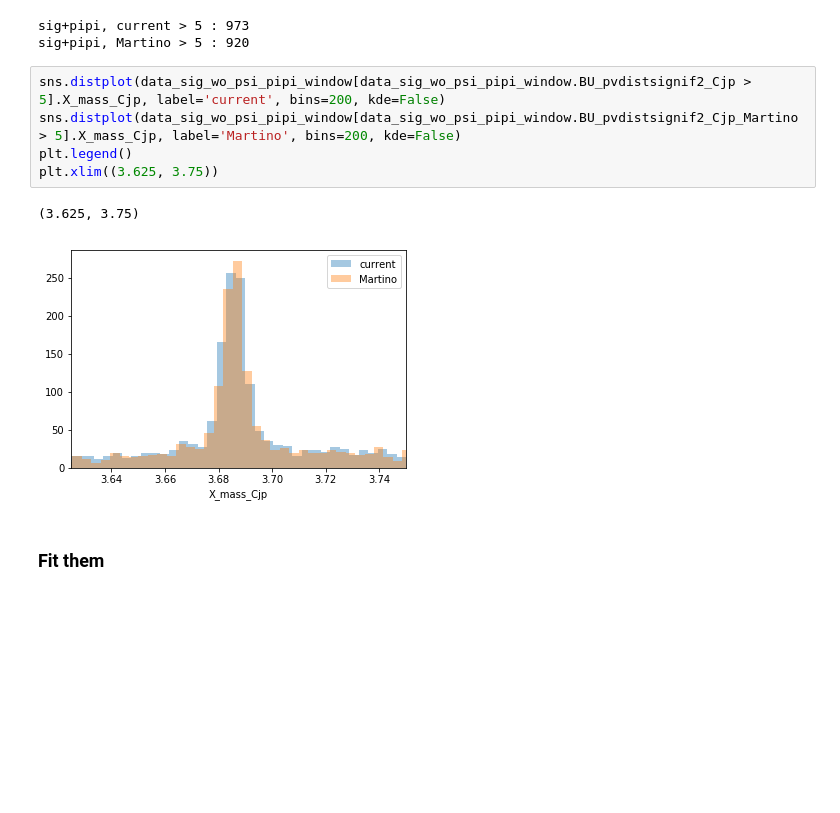
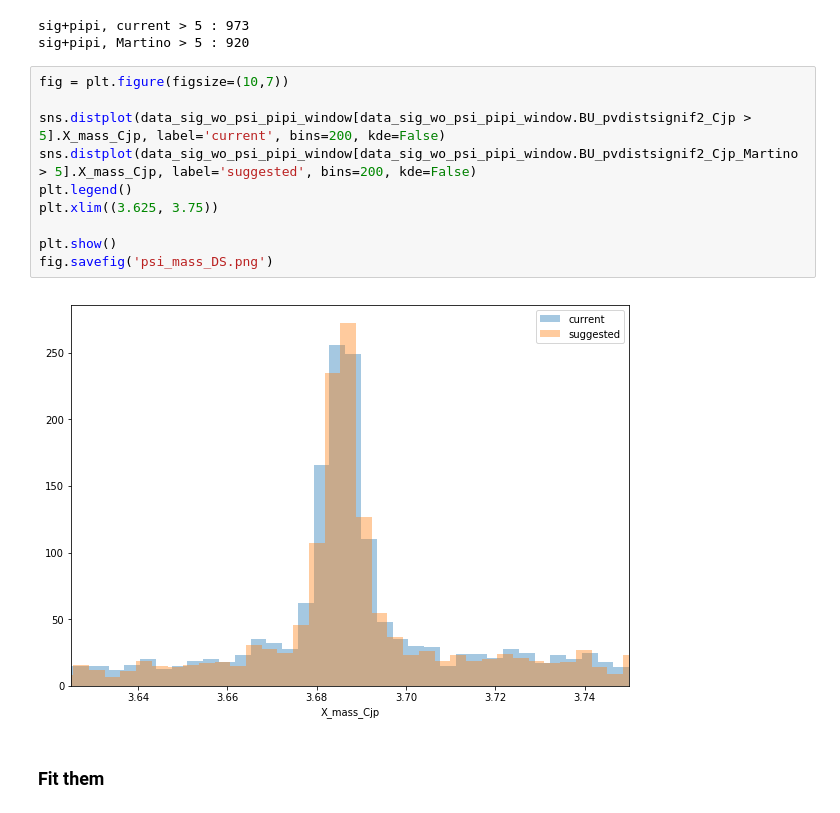
Before and after one commit to ofivite/Bs_resonances, a Jupyter notebook: get_pkl.ipynb, the cells around one changed output. Drawn from its saved outputs; the diff is of its cells as text; blank space fills up the shorter version.

```diff
--- a/get_pkl.ipynb
+++ b/get_pkl.ipynb
@@ -195,13 +196,17 @@ print('sig+pipi, Martino > 5 :', sum(data_sig_pipi_window.BU_pvdistsignif2_Cjp_M
 sig+pipi, current > 5 : 973
 sig+pipi, Martino > 5 : 920
 # %%
+fig = plt.figure(figsize=(10,7))
+
 sns.distplot(data_sig_wo_psi_pipi_window[data_sig_wo_psi_pipi_window.BU_pvdistsignif2_Cjp > 5].X_mass_Cjp, label='current', bins=200, kde=False)
-sns.distplot(data_sig_wo_psi_pipi_window[data_sig_wo_psi_pipi_window.BU_pvdistsignif2_Cjp_Martino > 5].X_mass_Cjp, label='Martino', bins=200, kde=False)
+sns.distplot(data_sig_wo_psi_pipi_window[data_sig_wo_psi_pipi_window.BU_pvdistsignif2_Cjp_Martino > 5].X_mass_Cjp, label='suggested', bins=200, kde=False)
 plt.legend()
 plt.xlim((3.625, 3.75))
+
+plt.show()
+fig.savefig('psi_mass_DS.png')
 # %% [output]
-(3.625, 3.75)
-[figure, old version]
+[figure, new version]
 # %% [markdown]
 ### **Fit them**
 # %%
```
Also changed, not shown: parts of 4 cells of this notebook.
